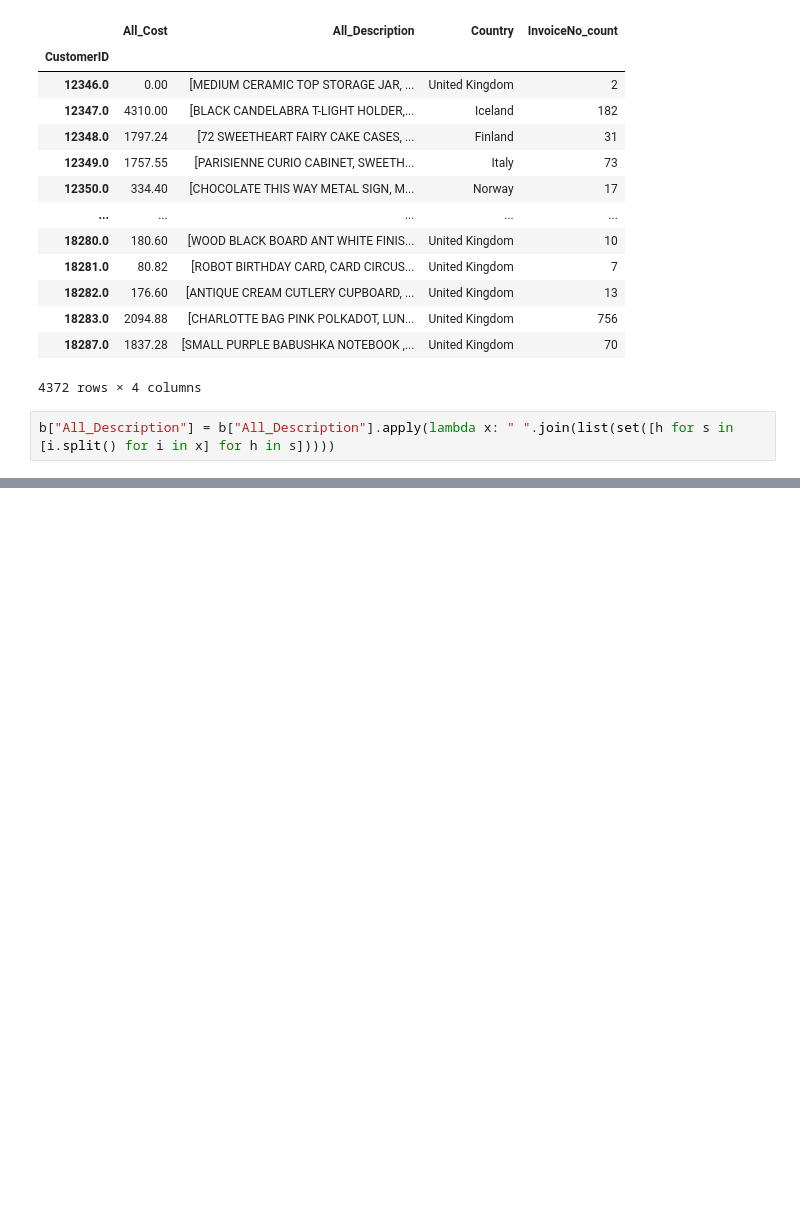
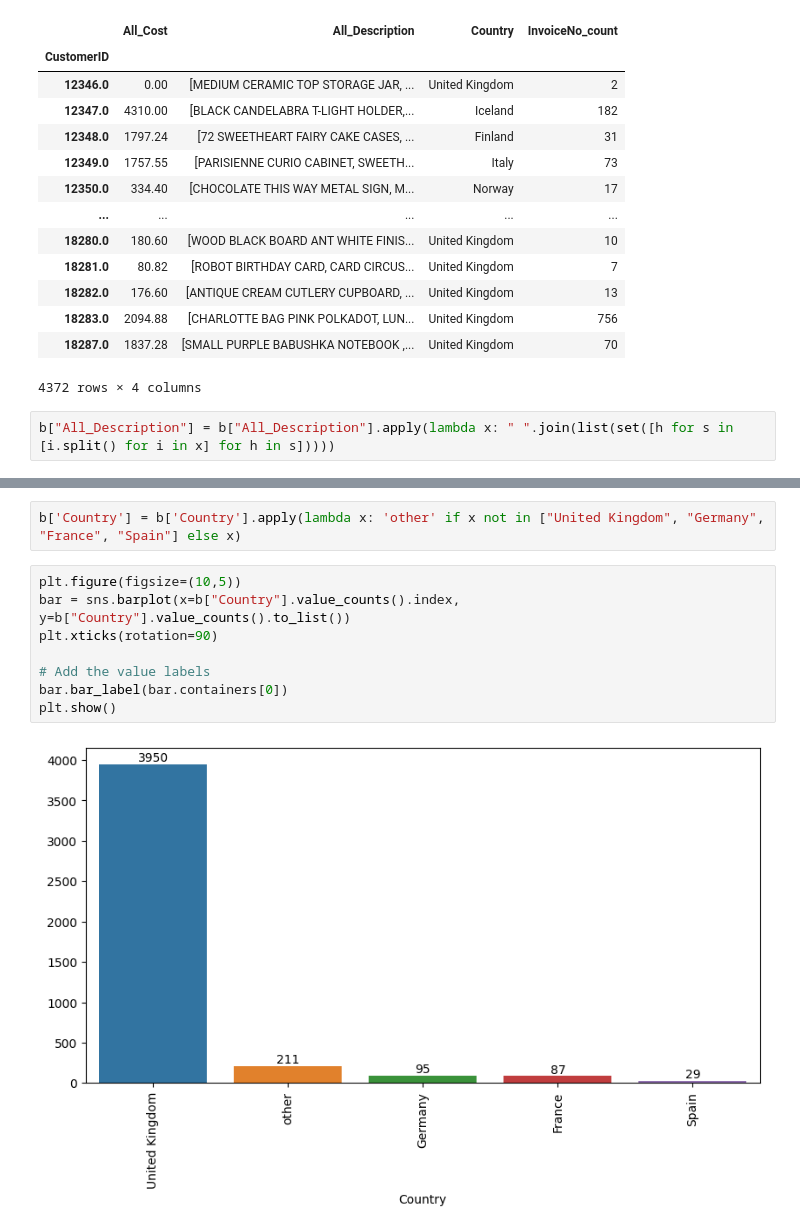
Before and after one commit to morteza-rp/fanap, a Jupyter notebook: 7.ipynb, the cells around one changed output, grey strips where cells are left out. Cells and saved outputs as stored; diff of their text form; blank space fills up the shorter version.

```diff
--- a/7.ipynb
+++ b/7.ipynb
@@ -289,0 +235,12 @@ data.groupby("CustomerID").agg("Cost").sum()
+# %%
+b['Country'] = b['Country'].apply(lambda x: 'other' if x not in ["United Kingdom", "Germany", "France", "Spain"] else x)
+# %%
+plt.figure(figsize=(10,5))
+bar = sns.barplot(x=b["Country"].value_counts().index, y=b["Country"].value_counts().to_list())
+plt.xticks(rotation=90)
+
+# Add the value labels
+bar.bar_label(bar.containers[0])
+plt.show()
+# %% [output]
+[figure, added]
```
Also changed, not shown: parts of 22 cells of this notebook.
